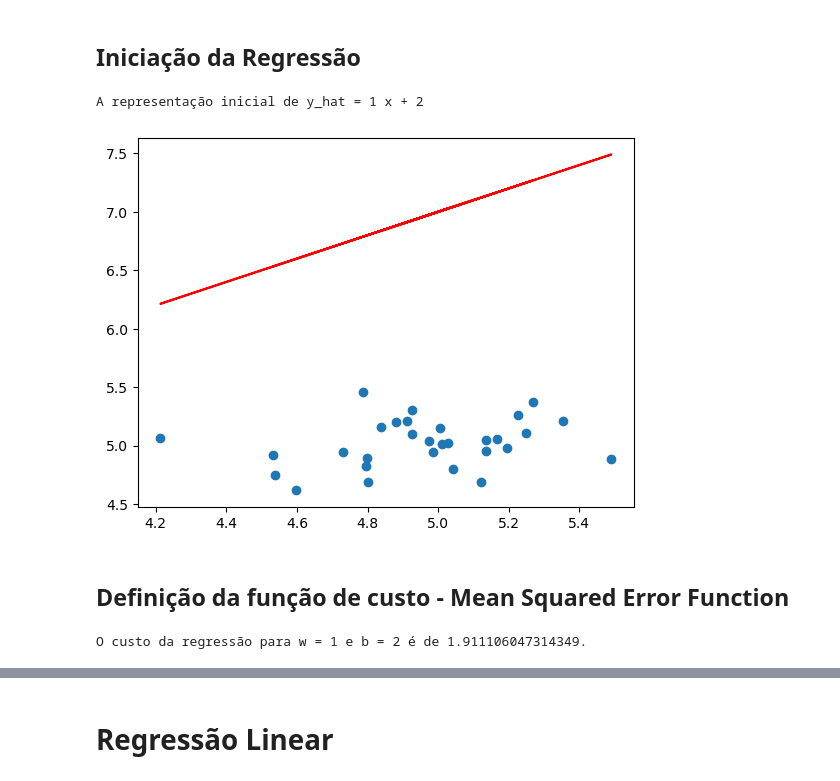
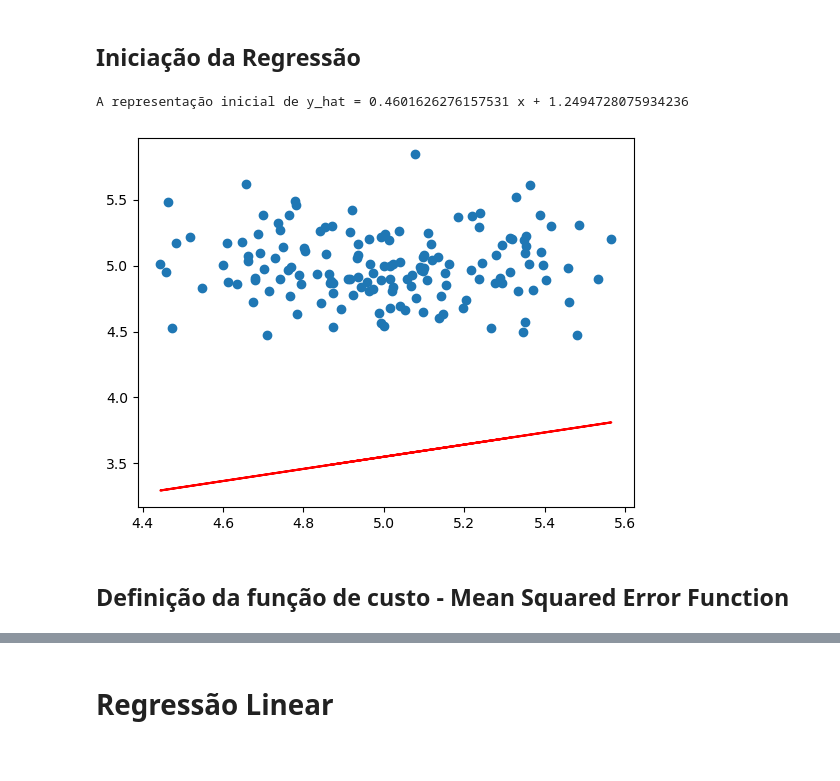
Before and after one commit to joaomr810/Trabalho_Programming, a Jupyter notebook: script.ipynb, the cells around one changed output, grey strips where cells are left out. Cells and saved outputs as stored; diff of their text form; code cells hidden in the pictures.

```diff
--- a/script.ipynb
+++ b/script.ipynb
@@ -11,7 +11,9 @@ import numpy as np
 import matplotlib.pyplot as plt
 # %%
 def generate_dataset(n_points, dimensions = 2, mean = 5, std_dev = 0.25):
+    """Vai dar retorno a um dataset de vertical stack vetores com (n_points) data points
+    e (dimensions) colunas"""
 
-    points = np.random.normal(loc= mean, scale= std_dev, size= (n_points, dimensions))        # Gera n_points vetores com dimensions colunas
+    points = np.random.normal(loc= mean, scale= std_dev, size= (n_points, dimensions))
 
     return np.vstack(points)
@@ -21,0 +20,6 @@ dataset = generate_dataset(30, dimensions = 2)
+# %%
+# Exemplo de criação de um dataset com 150 pontos e 2 colunas (1 coluna para a feature e outra para a label)
+
+dataset = generate_dataset(150, dimensions = 2)
+
+dataset
@@ -24,39 +46,38 @@ dataset = generate_dataset(30, dimensions = 2)
 # %%
 def initial_lin_reg(x, y):
 
-    if x.ndim == 1:                                         # Se tivermos apenas 1 variável independente
+    b = np.random.uniform(1, 3)
 
-        w, b = np.random.randint(1, 3, 2)                   # Gerar coeficientes de w e b (de 1 a 3)
+    if x.ndim == 1:                                         # Se definirmos apenas 1 feature
+
+        w = np.random.uniform(0, 1)                         # Gerar coeficiente de w de 0 ou 1
 
         y_hats = w * x + b                                  # Fazer previsões de y dado o w e b definidos acima
 
         plt.scatter(x, y)
-        plt.plot(x, y_hats, color = 'red')
-
+        plt.plot(x, y_hats, color = 'red', label='Regressão Inicial')
         print(f'A representação inicial de y_hat = {w} x + {b}')
 
-    else:                                                   # Se tivermos mais do que 1 variável independente
+    else:                                                   # Se definirmos mais do que 1 feature no modelo
 
-        w = np.random.randint(1,3,x.shape[1])               # Gerar coeficientes de w de 1 a 3 para cada variável independente
-
-        b = np.random.randint(1, 3)                         # Gerar o coeficiente de b de 1 a 3
+        w = np.random.randint(0,1,x.shape[1])               # Gerar coeficientes de w de 0 a 1 para cada feature
 
         y_hats = np.dot(x, w) + b
 
         formula_regressao = " + ".join([f"{w[i]}*x{i+1}" for i in range(len(w))]) if len(w) > 1 else f"{w[0]}x + {b}"
         print(f'A representação inicial de y_hat = {formula_regressao} + {b}')
 
-    return x, y, w, b
+    return w, b
 # %%
 # Exemplo para testar a função initial_lin_reg
 
 
-# x, y, w, b = initial_lin_reg(dataset[:, :-1], dataset[:, -1])           # Caso tenhamos + do que 1 variável independente
+# x, y, w, b = initial_lin_reg(dataset[:, :-1], dataset[:, -1])           # Caso tenhamos + do que 1 feature
 
-x, y, w, b = initial_lin_reg(dataset[:,0], dataset[:,1])                # Caso tenhamos apenas 1 variável independente
+w, b = initial_lin_reg(dataset[:,0], dataset[:,1])                # Caso tenhamos apenas 1 feature
 # %% [output]
-A representação inicial de y_hat = 1 x + 2
+A representação inicial de y_hat = 0.4601626276157531 x + 1.2494728075934236
-[figure, old version]
+[figure, new version]
 # %% [markdown]
 ## Definição da função de custo - Mean Squared Error Function
 # %%
@@ -78,5 +98,0 @@ def cost_function(x, y, w, b):
-# %%
-initial_cost = cost_function(x, y, w, b)
-print(f'O custo da regressão para w = {w} e b = {b} é de {initial_cost}.')
-# %% [output]
-O custo da regressão para w = 1 e b = 2 é de 1.911106047314349.
```
Also changed, not shown: parts of 16 cells of this notebook.
